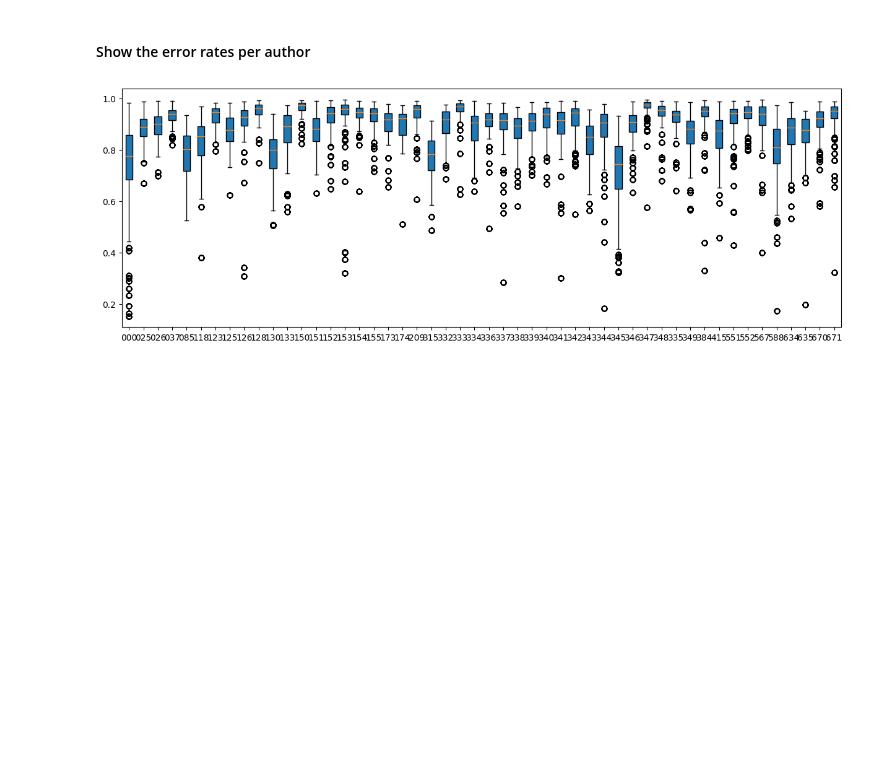
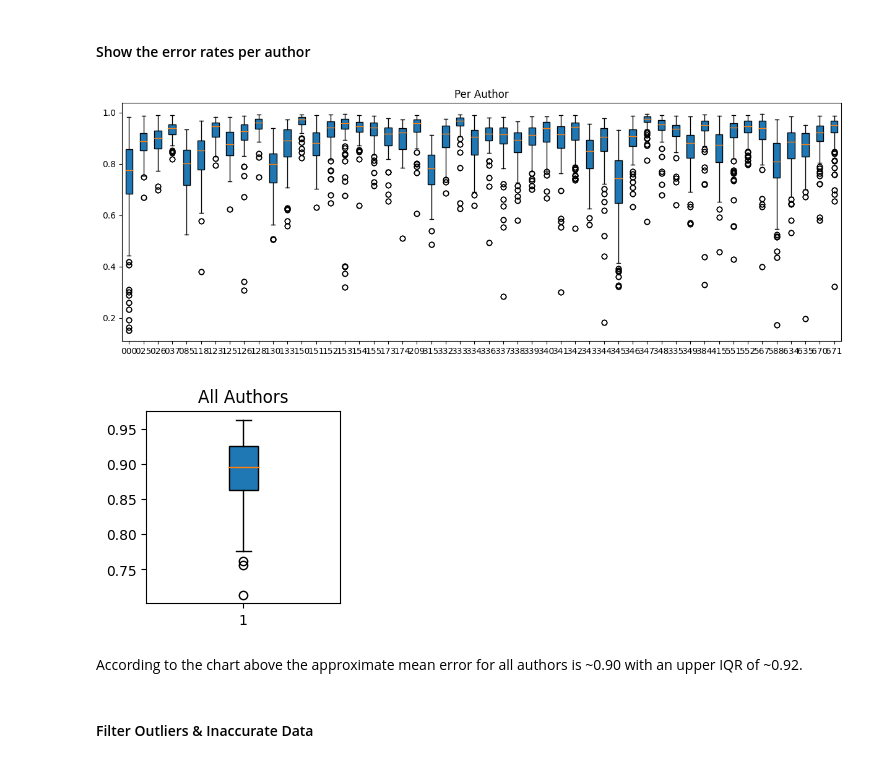
Before and after one commit to ZSlie/ml_musings, a Jupyter notebook: kalli/src/DataExploration.ipynb, the cells around one changed output. Drawn from its saved outputs; the diff is of its cells as text; code cells hidden in the pictures; blank space fills up the shorter version.

```diff
--- a/kalli/src/DataExploration.ipynb
+++ b/kalli/src/DataExploration.ipynb
@@ -65,20 +85,32 @@ print("# Images: ", len(img_author.keys()))
 # %% [markdown]
 #### Show the error rates per author
 # %%
+# Create dictionaries
 for filename, json_resp in fullTextAnnotationDict.items():
     fn_key = '-'.join(filename.split("-")[0:2])
     author = img_author[fn_key]
     confidence = json_resp['pages'][0]['confidence']
     author_errors[str(author)].append(confidence)
-# {k:v for (k,v) in d.items() if filter_string in k}
+
 author_errors_filtered = { k:v for (k,v) in author_errors.items() if len(v) > 0 }
-# print("# Authors: ", len(author_errors_filtered.keys()))
 
-author_normalized_errors = {k: statistics.mean(v) for k, v in author_errors_filtered.items()}
-# print(author_normalized_errors)
+# Box Plot Per Author
 plt.figure(figsize=(15, 5))
+plt.title("Per Author")
 plt.boxplot(author_errors_filtered.values(), vert=True, patch_artist=True)
 plt.xticks(range(1, len(author_errors_filtered.keys()) + 1), author_errors_filtered.keys())
 plt.show()
+
+# Average over all authors
+plt.figure(figsize=(2.5, 2.5))
+plt.title("All Authors")
+author_normalized_errors = {k: statistics.mean(v) for k, v in author_errors_filtered.items()}
+plt.boxplot(author_normalized_errors.values(), vert=True, patch_artist=True)
+plt.show()
 # %% [output]
-[figure, old version]
+[figure, new version]
+[figure, added]
+# %% [markdown]
+According to the chart above the approximate mean error for all authors is ~0.90 with an upper IQR of ~0.92.
+# %% [markdown]
+#### Filter Outliers & Inaccurate Data
```
Also changed, not shown: parts of 3 cells of this notebook.
